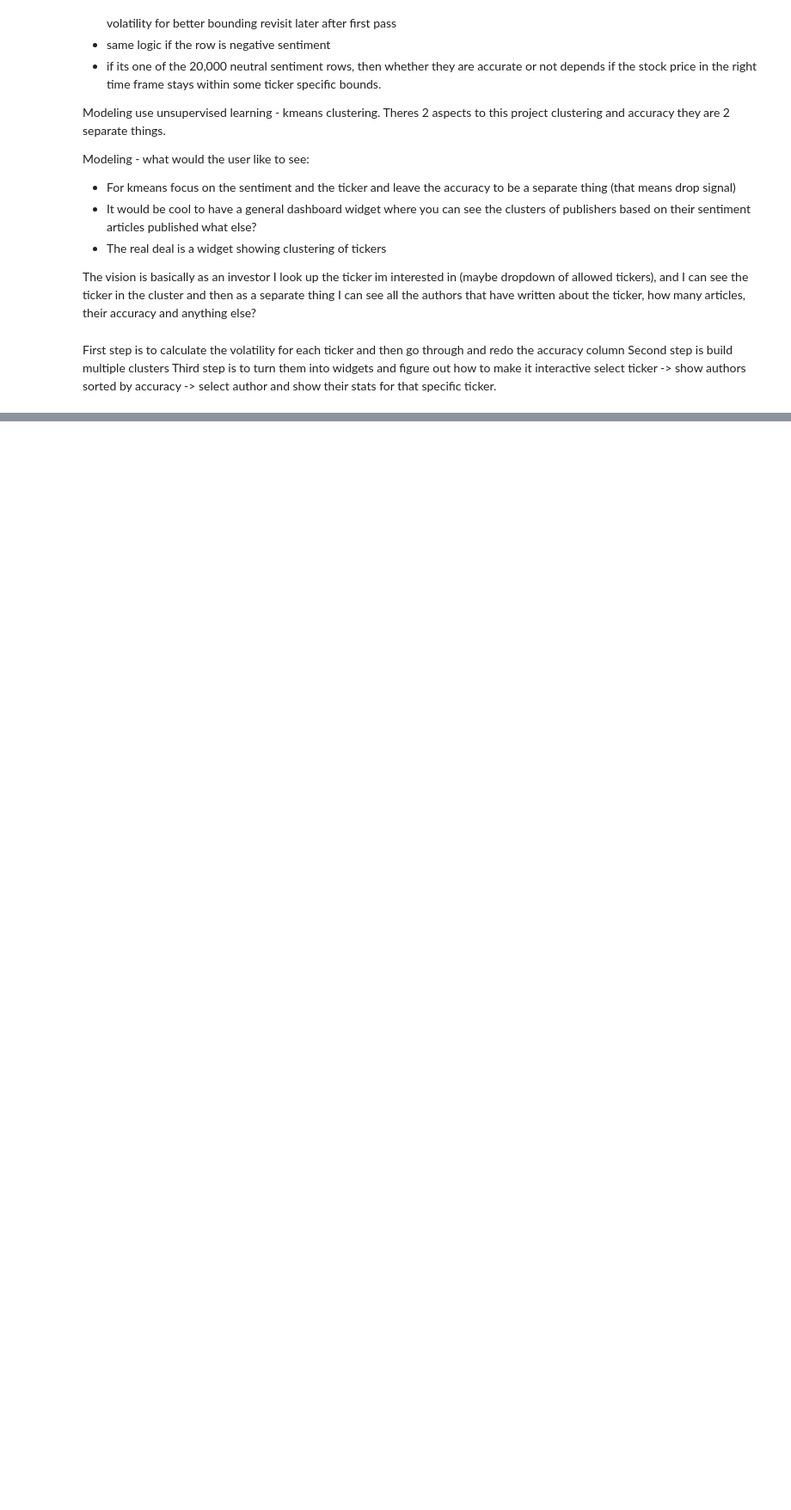
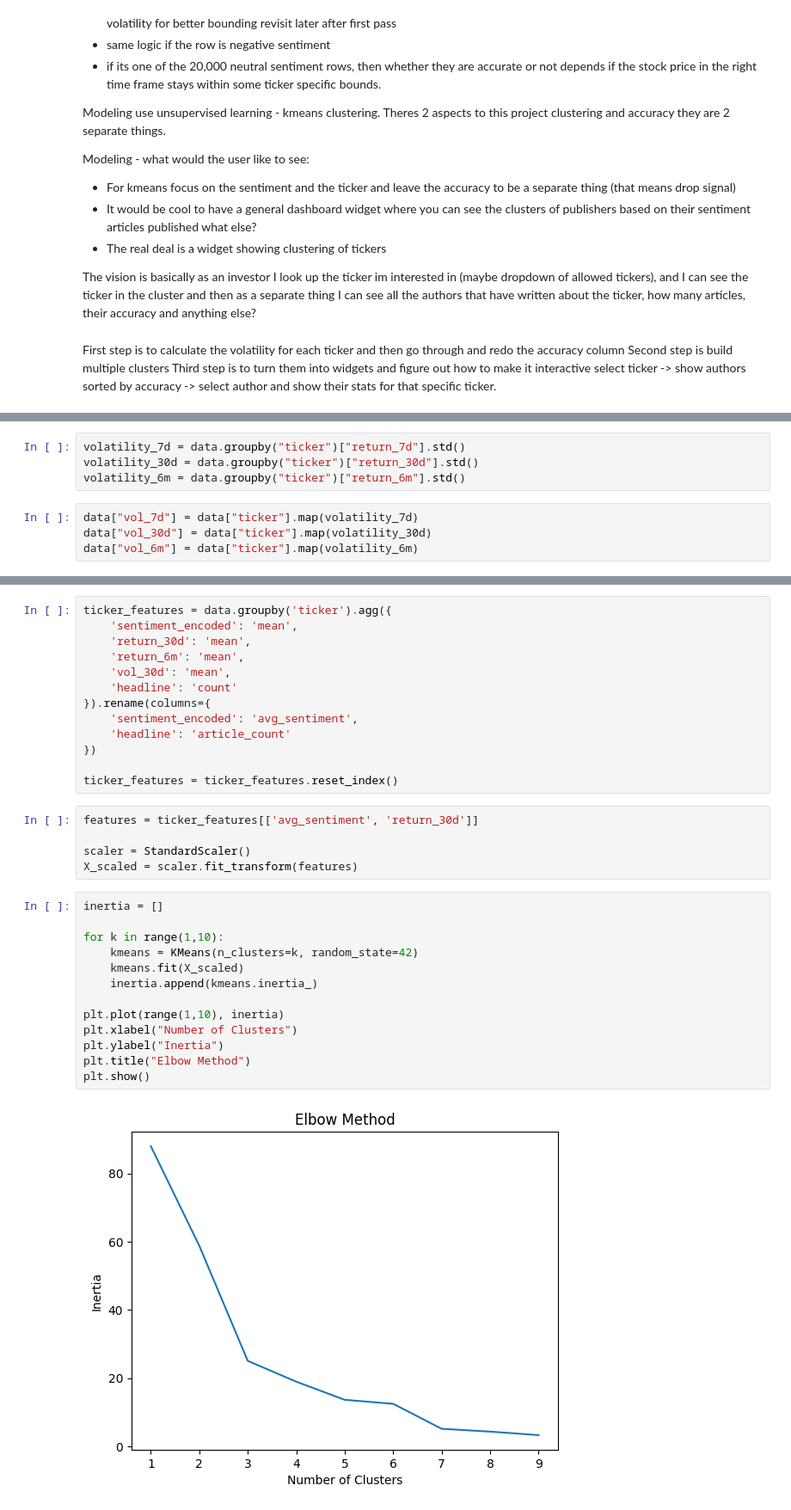
Before and after one commit to AJDodds3/CAP5771_andrew.dodds, a Jupyter notebook: raw_work/milestone2prep.ipynb, the cells around one changed output, grey strips where cells are left out. Shown at 86% size. Drawn from its saved outputs; the diff is of its cells as text; blank space fills up the shorter version.

Commit message:
feat: finish data visualization for now

```diff
--- a/raw_work/milestone2prep.ipynb
+++ b/raw_work/milestone2prep.ipynb
@@ -43,0 +39,8 @@ data.head()
+# %%
+volatility_7d = data.groupby("ticker")["return_7d"].std()
+volatility_30d = data.groupby("ticker")["return_30d"].std()
+volatility_6m = data.groupby("ticker")["return_6m"].std()
+# %%
+data["vol_7d"] = data["ticker"].map(volatility_7d)
+data["vol_30d"] = data["ticker"].map(volatility_30d)
+data["vol_6m"] = data["ticker"].map(volatility_6m)
@@ -43,0 +100,33 @@ data.head()
+# %%
+ticker_features = data.groupby('ticker').agg({
+    'sentiment_encoded': 'mean',
+    'return_30d': 'mean',
+    'return_6m': 'mean',
+    'vol_30d': 'mean',
+    'headline': 'count'
+}).rename(columns={
+    'sentiment_encoded': 'avg_sentiment',
+    'headline': 'article_count'
+})
+
+ticker_features = ticker_features.reset_index()
+# %%
+features = ticker_features[['avg_sentiment', 'return_30d']]
+
+scaler = StandardScaler()
+X_scaled = scaler.fit_transform(features)
+# %%
+inertia = []
+
+for k in range(1,10):
+    kmeans = KMeans(n_clusters=k, random_state=42)
+    kmeans.fit(X_scaled)
+    inertia.append(kmeans.inertia_)
+
+plt.plot(range(1,10), inertia)
+plt.xlabel("Number of Clusters")
+plt.ylabel("Inertia")
+plt.title("Elbow Method")
+plt.show()
+# %% [output]
+[figure, added]
```
Also changed, not shown: parts of 19 cells of this notebook, 3 other files.
